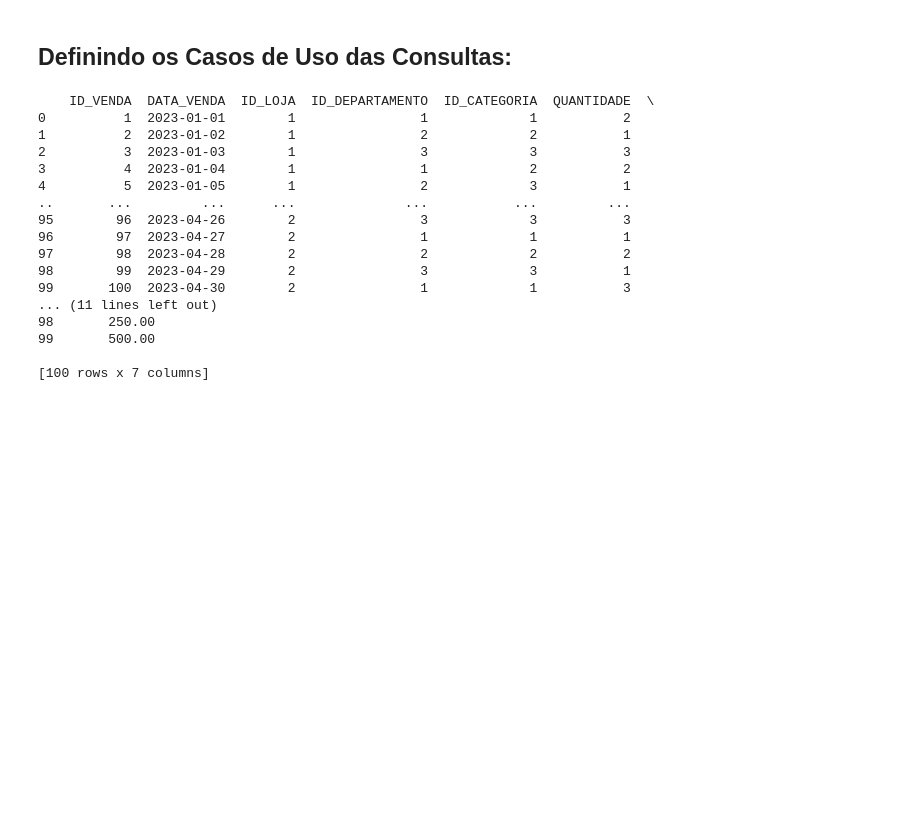
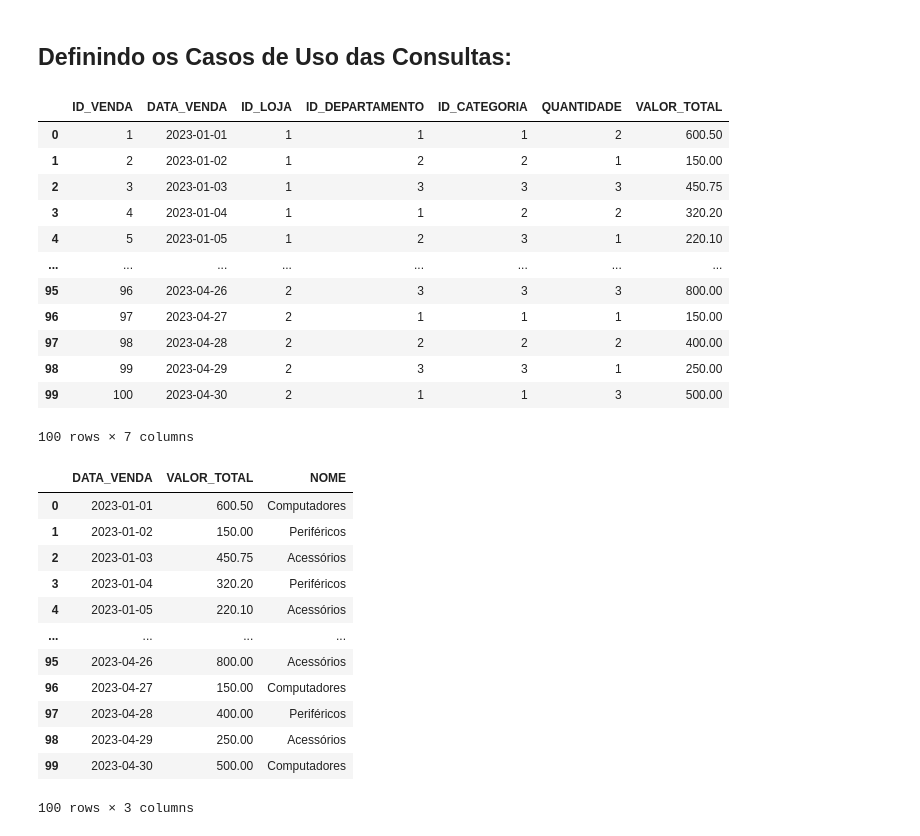
Before and after one commit to devjamilson/EstudandoSQL, a Jupyter notebook: BaseSQL.ipynb, the cells around one changed output. Saved outputs shown, nothing was run; the diff lists cells and outputs as text; code cells hidden in the pictures; blank space fills up the shorter version.

```diff
--- a/BaseSQL.ipynb
+++ b/BaseSQL.ipynb
@@ -90,22 +81,50 @@ con = duckdb.connect()
 
 result = con.execute("SELECT * FROM df_vendas").fetchdf()
 
-print(result)
+result
 # %% [output]
+|  | ID_VENDA | DATA_VENDA | ID_LOJA | ID_DEPARTAMENTO | ID_CATEGORIA | QUANTIDADE | VALOR_TOTAL |
+| 0 | 1 | 2023-01-01 | 1 | 1 | 1 | 2 | 600.50 |
+| 1 | 2 | 2023-01-02 | 1 | 2 | 2 | 1 | 150.00 |
+| 2 | 3 | 2023-01-03 | 1 | 3 | 3 | 3 | 450.75 |
+| 3 | 4 | 2023-01-04 | 1 | 1 | 2 | 2 | 320.20 |
+| 4 | 5 | 2023-01-05 | 1 | 2 | 3 | 1 | 220.10 |
+| ... | ... | ... | ... | ... | ... | ... | ... |
+| 95 | 96 | 2023-04-26 | 2 | 3 | 3 | 3 | 800.00 |
+| 96 | 97 | 2023-04-27 | 2 | 1 | 1 | 1 | 150.00 |
+| 97 | 98 | 2023-04-28 | 2 | 2 | 2 | 2 | 400.00 |
+| 98 | 99 | 2023-04-29 | 2 | 3 | 3 | 1 | 250.00 |
+| 99 | 100 | 2023-04-30 | 2 | 1 | 1 | 3 | 500.00 |
-    ID_VENDA  DATA_VENDA  ID_LOJA  ID_DEPARTAMENTO  ID_CATEGORIA  QUANTIDADE  \
-0          1  2023-01-01        1                1             1           2
-1          2  2023-01-02        1                2             2           1
-2          3  2023-01-03        1                3             3           3
-3          4  2023-01-04        1                1             2           2
-4          5  2023-01-05        1                2             3           1
-..       ...         ...      ...              ...           ...         ...
-95        96  2023-04-26        2                3             3           3
-96        97  2023-04-27        2                1             1           1
-97        98  2023-04-28        2                2             2           2
-98        99  2023-04-29        2                3             3           1
-99       100  2023-04-30        2                1             1           3
-... (11 lines left out)
-98       250.00
-99       500.00
-
-[100 rows x 7 columns]
+100 rows × 7 columns
+# %%
+import pandas as pd
+import duckdb
+
+
+con = duckdb.connect()
+con.register('df_vendas', df_vendas)
+con.register('df_categorias', df_categorias)
+
+query = """
+    SELECT v.data_venda, v.valor_total, c.nome
+    FROM df_vendas AS v
+    JOIN df_categorias AS c ON v.id_categoria = c.id_categoria
+"""
+
+result = con.execute(query).fetchdf()
+
+result
+# %% [output]
+|  | DATA_VENDA | VALOR_TOTAL | NOME |
+| 0 | 2023-01-01 | 600.50 | Computadores |
+| 1 | 2023-01-02 | 150.00 | Periféricos |
+| 2 | 2023-01-03 | 450.75 | Acessórios |
+| 3 | 2023-01-04 | 320.20 | Periféricos |
+| 4 | 2023-01-05 | 220.10 | Acessórios |
+| ... | ... | ... | ... |
+| 95 | 2023-04-26 | 800.00 | Acessórios |
+| 96 | 2023-04-27 | 150.00 | Computadores |
+| 97 | 2023-04-28 | 400.00 | Periféricos |
+| 98 | 2023-04-29 | 250.00 | Acessórios |
+| 99 | 2023-04-30 | 500.00 | Computadores |
+100 rows × 3 columns
```
Also changed, not shown: parts of 4 cells of this notebook, 1 other file.
